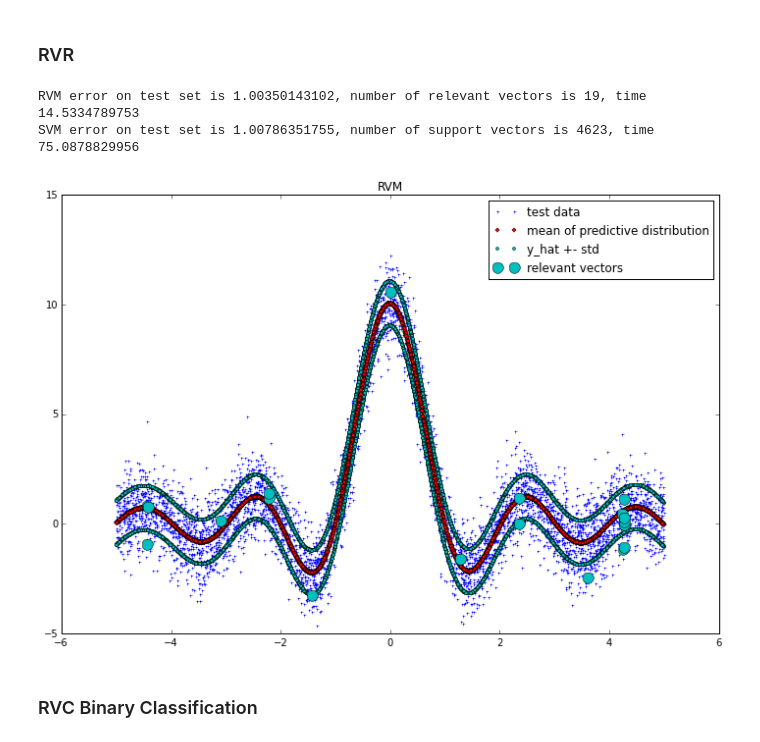
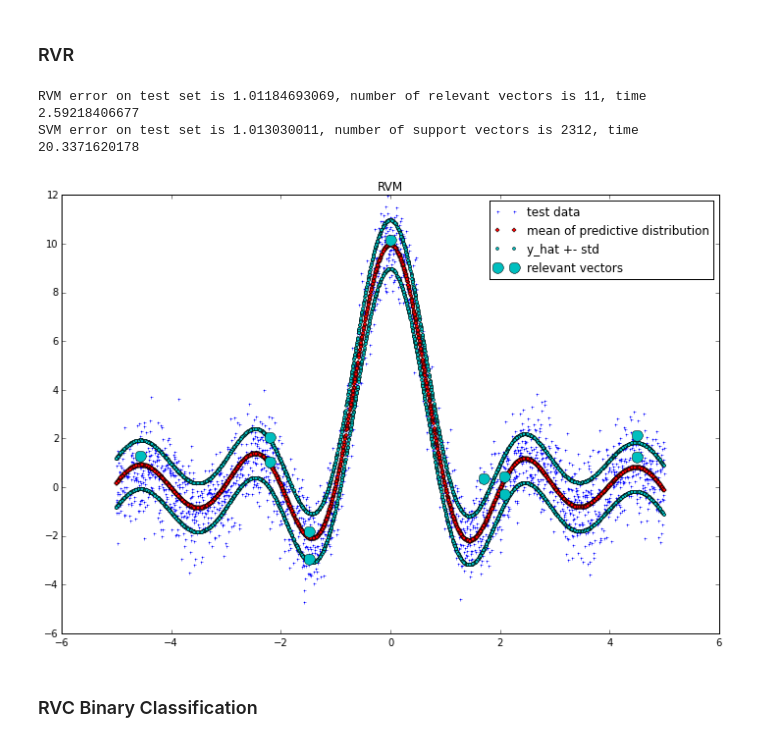
Before and after one commit to AmazaspShumik/sklearn-bayes, a Jupyter notebook: Fast Relevance Vector Machine/tutorial_rvm.ipynb, the cells around one changed output. Drawn from its saved outputs; the diff is of its cells as text; code cells hidden in the pictures.

```diff
--- a/Fast Relevance Vector Machine/tutorial_rvm.ipynb
+++ b/Fast Relevance Vector Machine/tutorial_rvm.ipynb
@@ -40,7 +39,7 @@ from sklearn.metrics import mean_squared_error
 %matplotlib inline
 
 # parameters
-n = 10000
+n = 5000
 
 # generate data set
 np.random.seed(1)
@@ -53,36 +52,38 @@ X,x,Y,y  = train_test_split(Xc,Yc,test_size = 0.5, random_state = 0)
 rvm = RVR(gamma = 1,kernel = 'rbf')
 t1 = time.time()
 rvm.fit(X,Y)
 t2 = time.time()
 y_hat,var     = rvm.predict_dist(x)
 rvm_err   = mean_squared_error(y_hat,y)
 rvs       = np.sum(rvm.active_)
 print "RVM error on test set is {0}, number of relevant vectors is {1}, time {2}".format(rvm_err, rvs, t2 - t1)
+
 # train svr
 svr = GridSearchCV(SVR(kernel = 'rbf', gamma = 1), param_grid = {'C':[0.001,0.1,1,10,100]},cv = 10)
 t1 = time.time()
 svr.fit(X,Y)
 t2 = time.time()
 svm_err = mean_squared_error(svr.predict(x),y)
 svs     = svr.best_estimator_.support_vectors_.shape[0]
 print "SVM error on test set is {0}, number of support vectors is {1}, time {2}".format(svm_err, svs, t2 - t1)
 
 
 # plot test vs predicted data
 plt.figure(figsize = (12,8))
 plt.plot(x[:,0],y,"b+",markersize = 3, label = "test data")
 plt.plot(x[:,0],y_hat,"rD", markersize = 3, label = "mean of predictive distribution")
+
 # plot one standard deviation bounds
 plt.plot(x[:,0],y_hat + np.sqrt(var),"co", markersize = 3, label = "y_hat +- std")
 plt.plot(x[:,0],y_hat - np.sqrt(var),"co", markersize = 3)
 plt.plot(rvm.relevant_vectors_,Y[rvm.active_],"co",markersize = 11,  label = "relevant vectors")
 plt.legend()
 plt.title("RVM")
 plt.show()
 # %% [output]
-RVM error on test set is 1.00350143102, number of relevant vectors is 19, time 14.5334789753
-SVM error on test set is 1.00786351755, number of support vectors is 4623, time 75.0878829956
+RVM error on test set is 1.01184693069, number of relevant vectors is 11, time 2.59218406677
+SVM error on test set is 1.013030011, number of support vectors is 2312, time 20.3371620178
-[figure, old version]
+[figure, new version]
 # %% [markdown]
 ### RVC Binary Classification
 # %%
```
Also changed, not shown: parts of 9 cells of this notebook.
